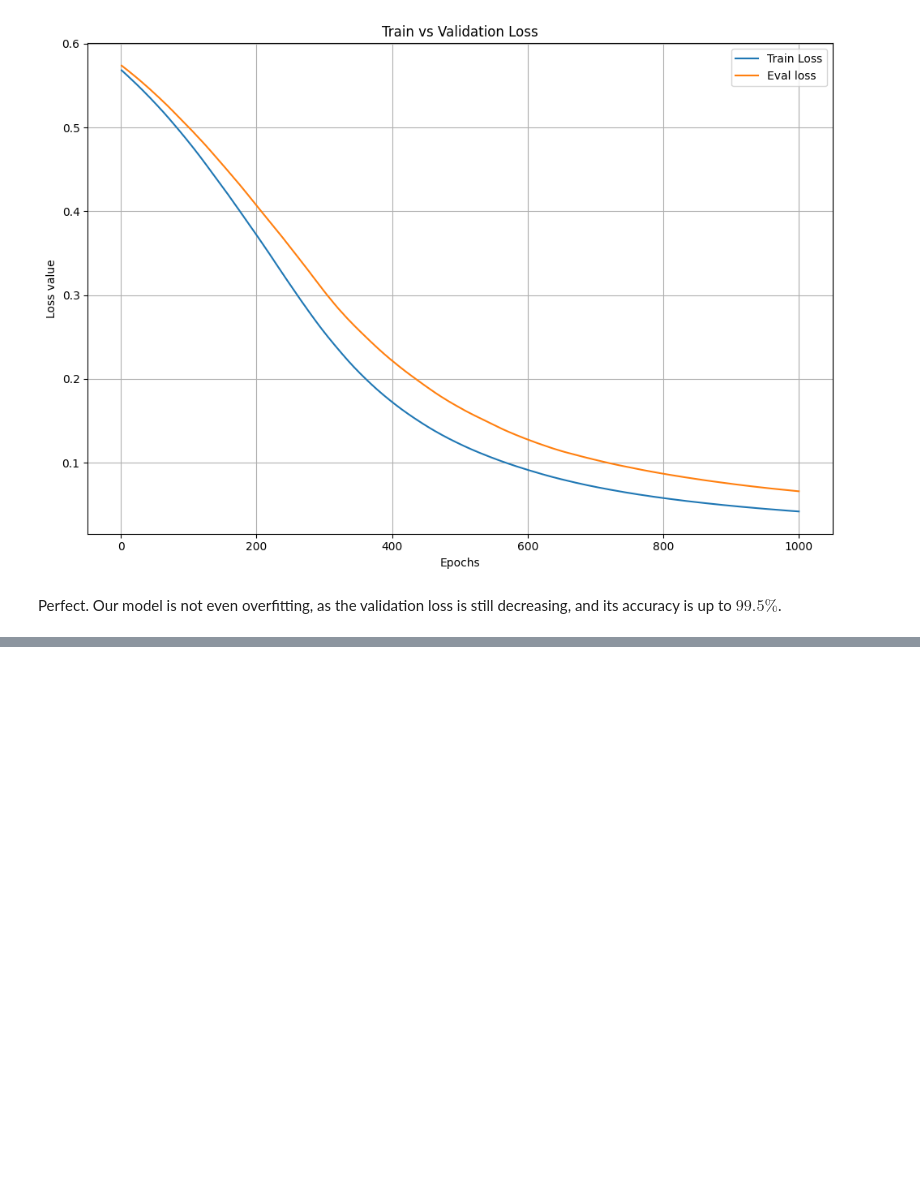
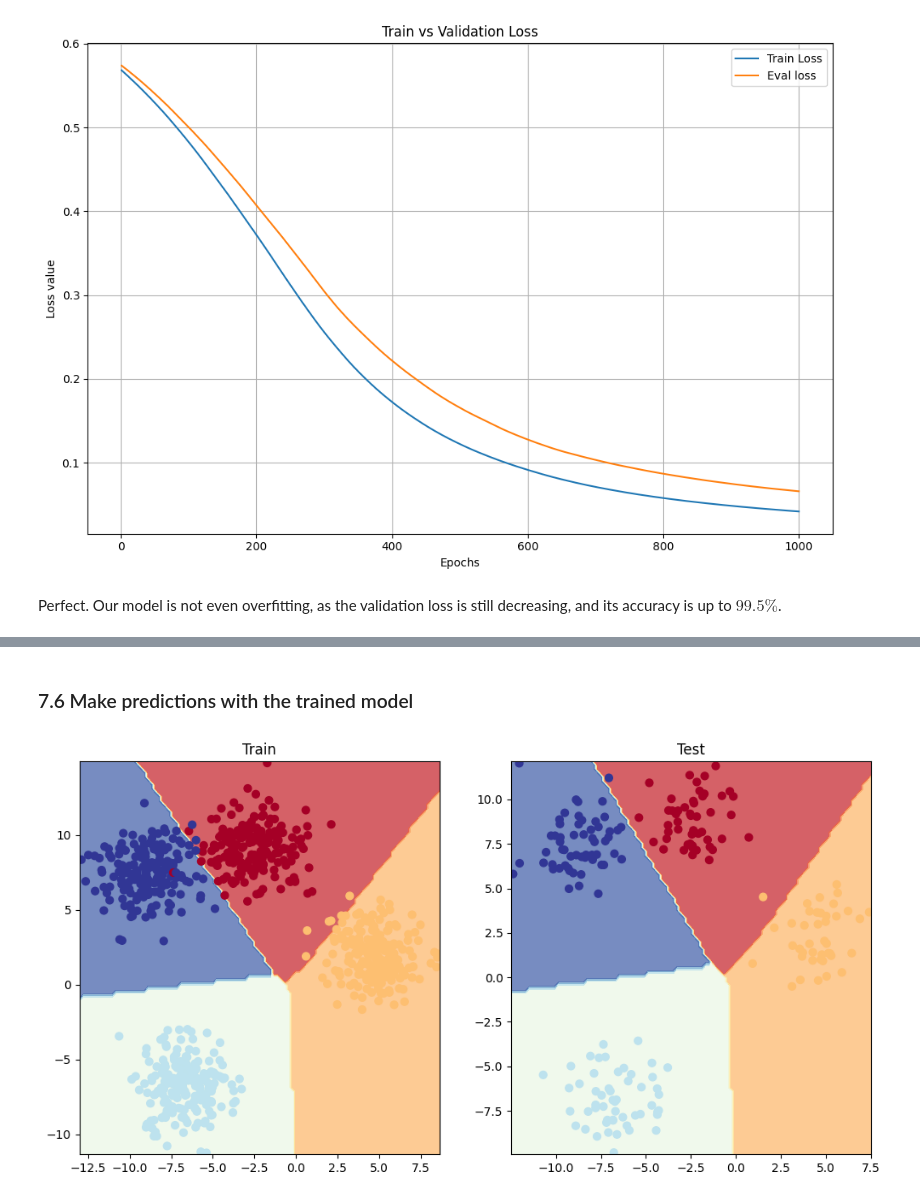
Before and after one commit to MatteoFalcioni/PyTorch_basics, a Jupyter notebook: classification.ipynb, the cells around one changed output, grey strips where cells are left out. Drawn from its saved outputs; the diff is of its cells as text; code cells hidden in the pictures; blank space fills up the shorter version.

```diff
--- a/classification.ipynb
+++ b/classification.ipynb
@@ -811,0 +891,13 @@ Perfect. Our model is not even overfitting, as the validation loss is still decr
+# %%
+# Model hyperparameters
+LEARNING_RATE = 0.01
+NUM_EPOCHS = 200
+
+# instantiate model
+multiclass_model = BlobModel(NUM_FEATURES, NUM_CLASSES).to(device)
+
+# loss function: use cross entropy for multiclass
+loss_fn = nn.CrossEntropyLoss() # takes logits as input, same as binary cross entropy
+
+# optimizer
+optimizer = torch.optim.SGD(params=multiclass_model.parameters(), lr=LEARNING_RATE)
@@ -811,0 +982,13 @@ Perfect. Our model is not even overfitting, as the validation loss is still decr
+# %%
+# reproduciblity
+torch.manual_seed(RANDOM_SEED)
+torch.cuda.manual_seed(RANDOM_SEED)
+
+# data on device
+X_blob_train, X_blob_test, y_blob_train, y_blob_test = X_blob_train.to(device), X_blob_test.to(device), y_blob_train.to(device), y_blob_test.to(device)
+
+# accuracy function
+def accuracy_fn(y_pred, y_true):
+  n_correct = torch.eq(y_pred, y_true).sum().item()
+  acc = (n_correct / len(y_pred)) * 100
+  return acc
@@ -811,0 +1089,2 @@ Perfect. Our model is not even overfitting, as the validation loss is still decr
+# %% [markdown]
+### 7.6 Make predictions with the trained model
@@ -811,0 +1098,14 @@ Perfect. Our model is not even overfitting, as the validation loss is still decr
+# %%
+# Plot predictions
+
+from helper_functions import plot_decision_boundary
+
+plt.figure(figsize=(12, 6))
+plt.subplot(1, 2, 1)
+plt.title("Train")
+plot_decision_boundary(multiclass_model, X_blob_train, y_blob_train)
+plt.subplot(1, 2, 2)
+plt.title("Test")
+plot_decision_boundary(multiclass_model, X_blob_test, y_blob_test)
+# %% [output]
+[figure, added]
```
Also changed, not shown: parts of 31 cells of this notebook.
